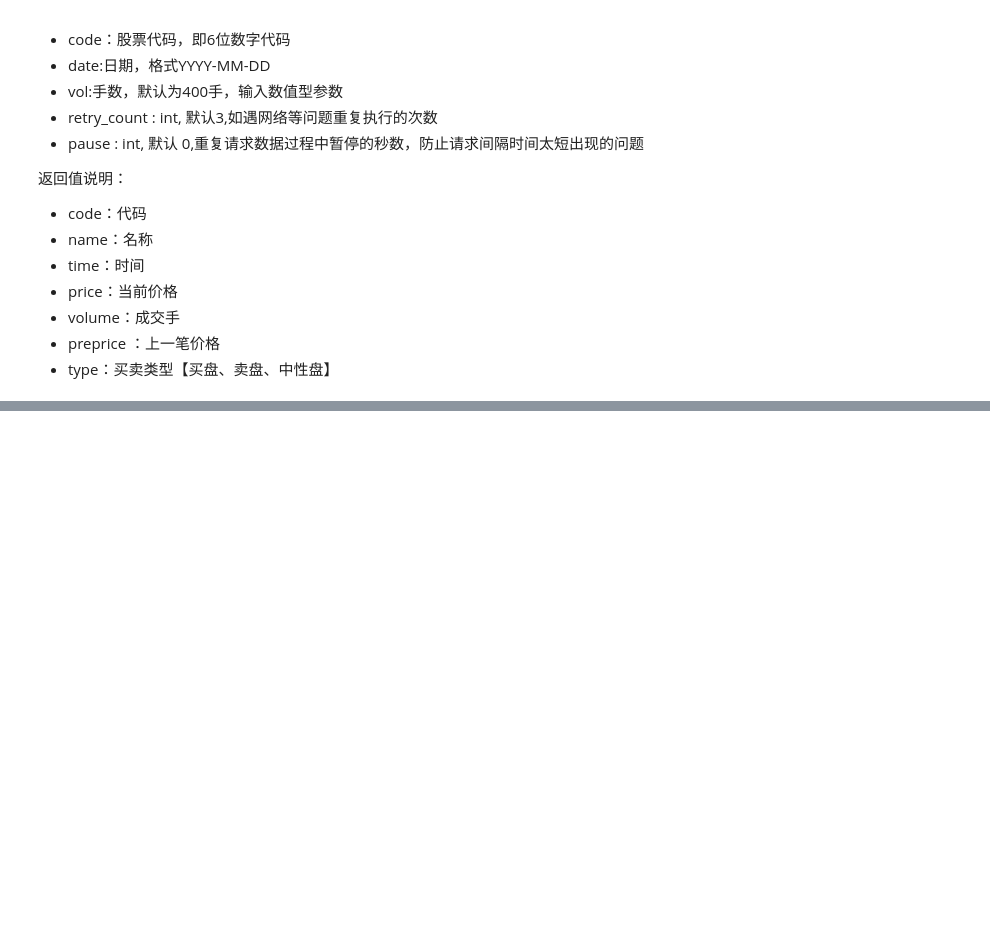
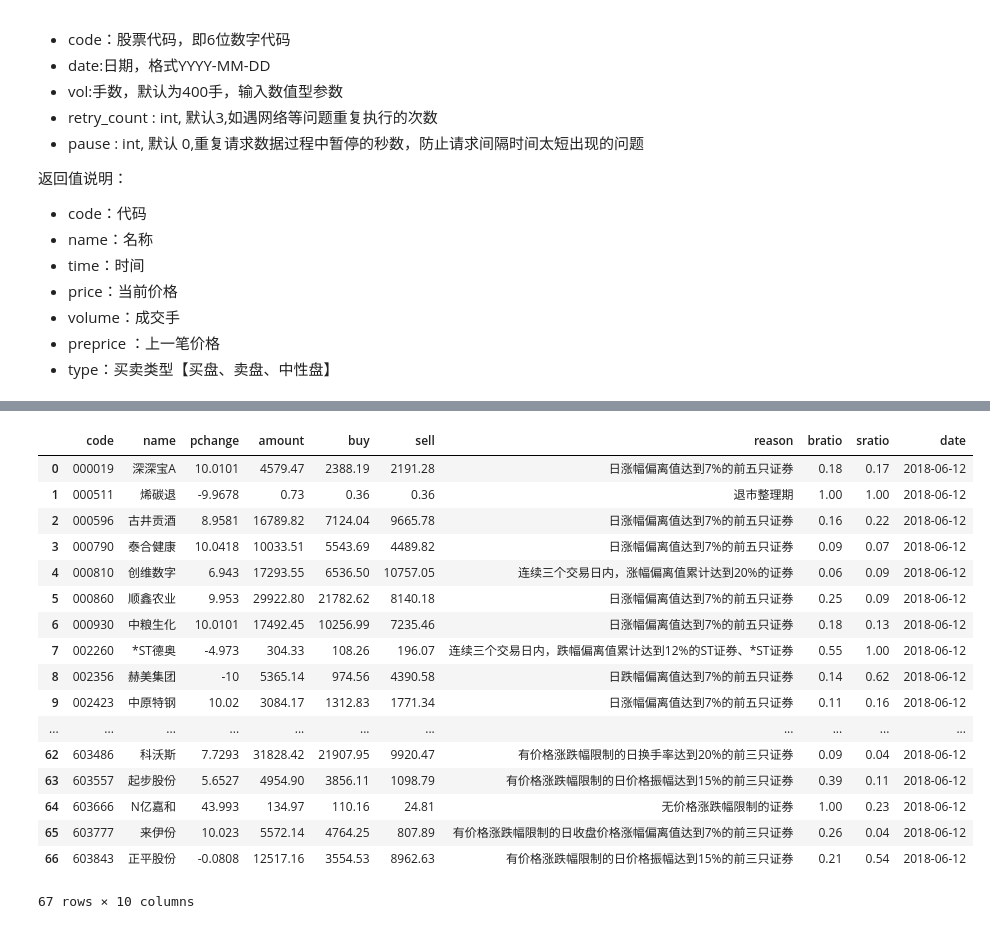
Before and after one commit to syscheme/penny, a Jupyter notebook: tushare-history.ipynb, the cells around one changed output, grey strips where cells are left out. Cells and saved outputs as stored; diff of their text form; code cells hidden in the pictures; blank space fills up the shorter version.

```diff
--- a/tushare-history.ipynb
+++ b/tushare-history.ipynb
@@ -212,0 +269,21 @@ df
+# %%
+ts.top_list('2018-06-12') #每日龙虎榜列表
+# %% [output]
+|  | code | name | pchange | amount | buy | sell | reason | bratio | sratio | date |
+| 0 | 000019 | 深深宝A | 10.0101 | 4579.47 | 2388.19 | 2191.28 | 日涨幅偏离值达到7%的前五只证券 | 0.18 | 0.17 | 2018-06-12 |
+| 1 | 000511 | 烯碳退 | -9.9678 | 0.73 | 0.36 | 0.36 | 退市整理期 | 1.00 | 1.00 | 2018-06-12 |
+| 2 | 000596 | 古井贡酒 | 8.9581 | 16789.82 | 7124.04 | 9665.78 | 日涨幅偏离值达到7%的前五只证券 | 0.16 | 0.22 | 2018-06-12 |
+| 3 | 000790 | 泰合健康 | 10.0418 | 10033.51 | 5543.69 | 4489.82 | 日涨幅偏离值达到7%的前五只证券 | 0.09 | 0.07 | 2018-06-12 |
+| 4 | 000810 | 创维数字 | 6.943 | 17293.55 | 6536.50 | 10757.05 | 连续三个交易日内，涨幅偏离值累计达到20%的证券 | 0.06 | 0.09 | 2018-06-12 |
+| 5 | 000860 | 顺鑫农业 | 9.953 | 29922.80 | 21782.62 | 8140.18 | 日涨幅偏离值达到7%的前五只证券 | 0.25 | 0.09 | 2018-06-12 |
+| 6 | 000930 | 中粮生化 | 10.0101 | 17492.45 | 10256.99 | 7235.46 | 日涨幅偏离值达到7%的前五只证券 | 0.18 | 0.13 | 2018-06-12 |
+| 7 | 002260 | *ST德奥 | -4.973 | 304.33 | 108.26 | 196.07 | 连续三个交易日内，跌幅偏离值累计达到12%的ST证券、*ST证券 | 0.55 | 1.00 | 2018-06-12 |
+| 8 | 002356 | 赫美集团 | -10 | 5365.14 | 974.56 | 4390.58 | 日跌幅偏离值达到7%的前五只证券 | 0.14 | 0.62 | 2018-06-12 |
+| 9 | 002423 | 中原特钢 | 10.02 | 3084.17 | 1312.83 | 1771.34 | 日涨幅偏离值达到7%的前五只证券 | 0.11 | 0.16 | 2018-06-12 |
+| ... | ... | ... | ... | ... | ... | ... | ... | ... | ... | ... |
+| 62 | 603486 | 科沃斯 | 7.7293 | 31828.42 | 21907.95 | 9920.47 | 有价格涨跌幅限制的日换手率达到20%的前三只证券 | 0.09 | 0.04 | 2018-06-12 |
+| 63 | 603557 | 起步股份 | 5.6527 | 4954.90 | 3856.11 | 1098.79 | 有价格涨跌幅限制的日价格振幅达到15%的前三只证券 | 0.39 | 0.11 | 2018-06-12 |
+| 64 | 603666 | N亿嘉和 | 43.993 | 134.97 | 110.16 | 24.81 | 无价格涨跌幅限制的证券 | 1.00 | 0.23 | 2018-06-12 |
+| 65 | 603777 | 来伊份 | 10.023 | 5572.14 | 4764.25 | 807.89 | 有价格涨跌幅限制的日收盘价格涨幅偏离值达到7%的前三只证券 | 0.26 | 0.04 | 2018-06-12 |
+| 66 | 603843 | 正平股份 | -0.0808 | 12517.16 | 3554.53 | 8962.63 | 有价格涨跌幅限制的日价格振幅达到15%的前三只证券 | 0.21 | 0.54 | 2018-06-12 |
+67 rows × 10 columns
```
Also changed, not shown: parts of 8 cells of this notebook, 1 other file.
